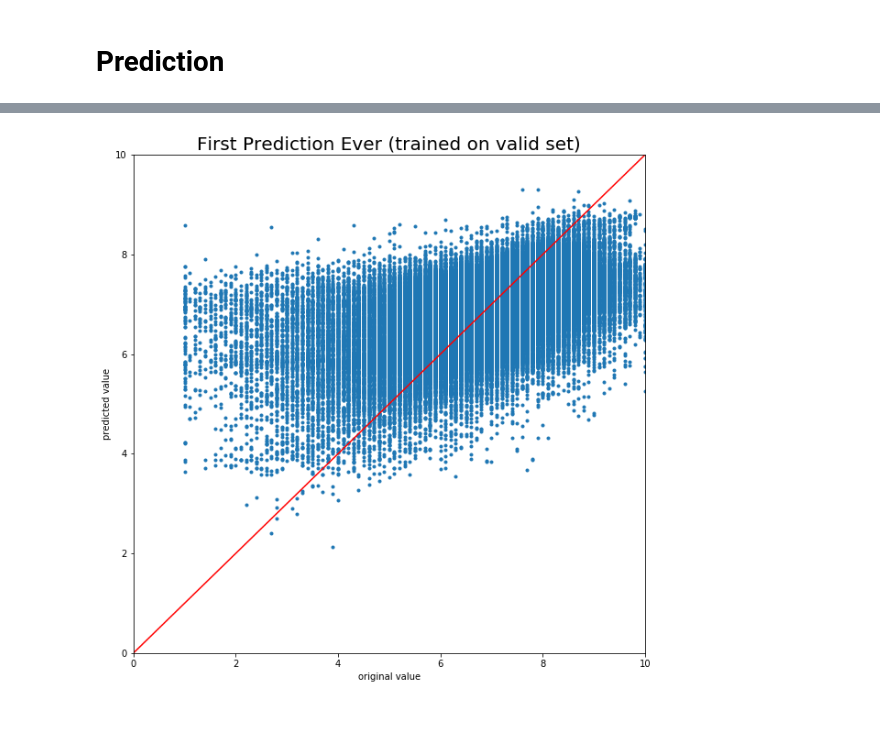
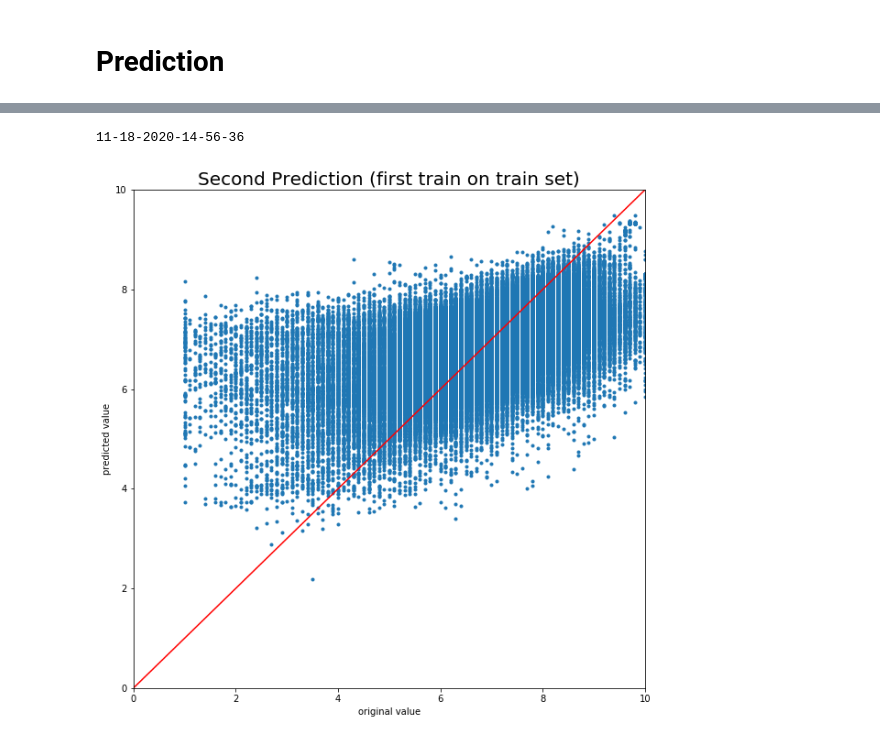
Before and after one commit to julia105/Movie-Project, a Jupyter notebook: SM-Movie-Project.ipynb, the cells around one changed output, grey strips where cells are left out. Cells and saved outputs as stored; diff of their text form; code cells hidden in the pictures.

```diff
--- a/SM-Movie-Project.ipynb
+++ b/SM-Movie-Project.ipynb
@@ -145,6 +161,8 @@ test = pd.read_csv(f"{s3_path}{test_source_path}/{test_source_name}", header=0,
 prediction=[]
 for i in range(test.shape[0]):
     prediction.append(xgb_predictor.predict(test.iloc[i, 1:]))
+    if i % 1000 == 0:
+        print(i)
     #     print(prediction)
     #     print(test.iloc[i,0])
 #print(prediction)
@@ -157,16 +191,25 @@ plt.scatter(test.iloc[:,0], prediction)
 # %%
+from datetime import datetime
+
+now = datetime.now() # current date and time
+time = now.strftime("%m-%d-%Y-%H-%M-%S")
+print(time)
+
+
+
 fig = plt.subplots(figsize=(10,10))
 plt.scatter(test.iloc[:,0], prediction,marker='.')
-plt.title('First Prediction Ever (trained on valid set)', fontsize=20)
+plt.title('Second Prediction (first train on train set)', fontsize=20)
 plt.xlabel('original value')
 plt.ylabel('predicted value')
 plt.xlim([0,10])
 plt.ylim([0,10])
 plt.plot([0,10],[0,10], c='red')
 
 #plt.show()
-
-plt.savefig('firstPrediction', dpi=None, facecolor='w', edgecolor='w',
+filename='Prediction-'+time
+plt.savefig(filename, dpi=None, facecolor='w', edgecolor='w',
         orientation='portrait')
 # %% [output]
+11-18-2020-14-56-36
-[figure, old version]
+[figure, new version]
```
Also changed, not shown: parts of 4 cells of this notebook, 2 other files.
